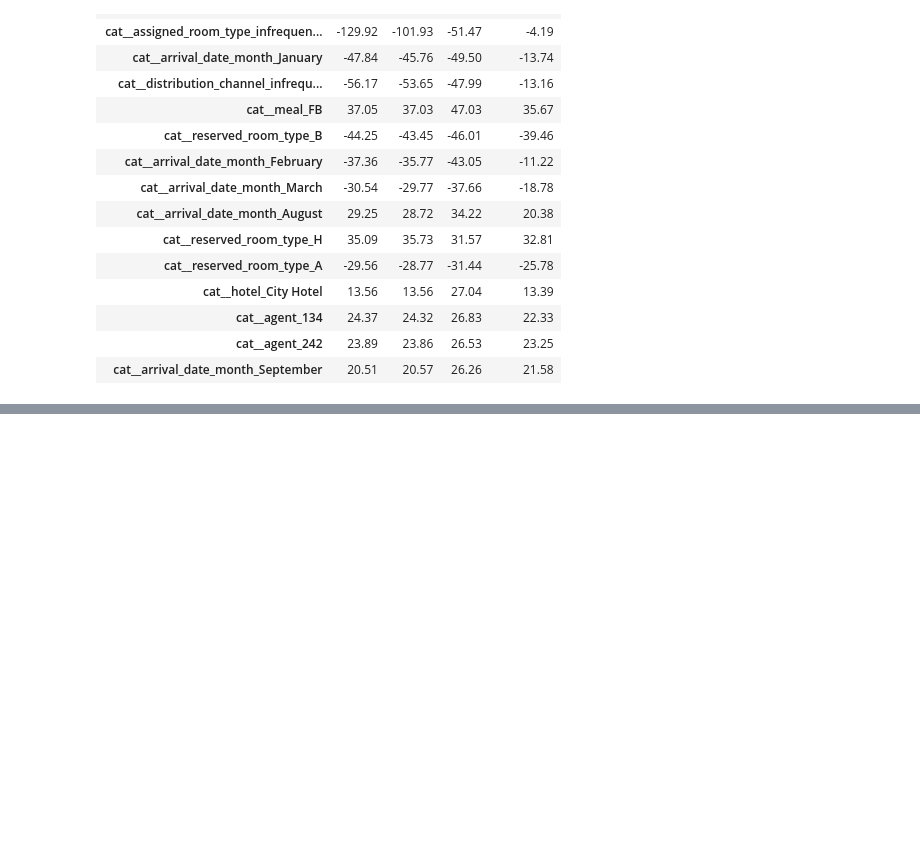
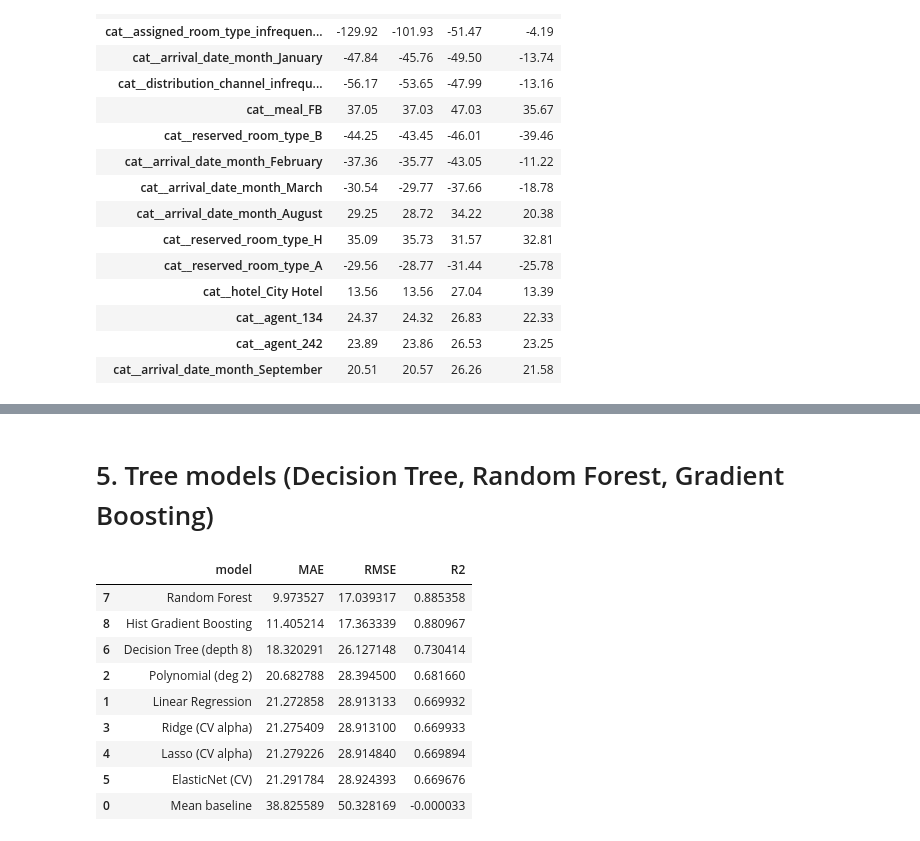
Before and after one commit to Hiruna01/hotel-booking-intelligence, a Jupyter notebook: notebooks/02_regression.ipynb, the cells around one changed output, grey strips where cells are left out. Cells and saved outputs as stored; diff of their text form; code cells hidden in the pictures; blank space fills up the shorter version.

```diff
--- a/notebooks/02_regression.ipynb
+++ b/notebooks/02_regression.ipynb
@@ -51,7 +51,7 @@ cat_cols = X_train.select_dtypes(exclude="number").columns.tolist()
 # %% [output]
 train: 69,096 -> 68,280 | test: 17,275 -> 17,039
 # %%
-# Helper funtions & pipeline configration
+# Helper functions & pipeline configuration
 
 def make_pipe(model):
     return Pipeline([
@@ -59,15 +59,17 @@ def make_pipe(model):
         ("model", model),
     ])
 
-def cv_score(name, pipe):
+def cv_score(name, pipe, X=None, y=None):
+    X = X_train if X is None else X
+    y = y_train if y is None else y
     cv = cross_validate(
-        pipe, X_train, y_train, cv=5, n_jobs=-1,
+        pipe, X, y, cv=5, n_jobs=-1,
         scoring={"mae": "neg_mean_absolute_error",
                  "rmse": "neg_root_mean_squared_error",
                  "r2": "r2"},
     )
     return {"model": name,
-            "MAE": -cv["test_mae"].mean(),    # sklearn negates errors so "higher is better"
+            "MAE": -cv["test_mae"].mean(),
             "RMSE": -cv["test_rmse"].mean(),
             "R2": cv["test_r2"].mean()}
 # %% [markdown]
@@ -343,0 +485,30 @@ Dropped by Lasso: ['num__stays_in_weekend_nights', 'cat__arrival_date_month_May'
+# %% [markdown]
+# 5. Tree models (Decision Tree, Random Forest, Gradient Boosting)
+# %%
+from sklearn.tree import DecisionTreeRegressor
+from sklearn.ensemble import RandomForestRegressor, HistGradientBoostingRegressor
+
+tree_models = {
+    "Decision Tree (depth 8)": DecisionTreeRegressor(max_depth=8, min_samples_leaf=20,
+                                                     random_state=RANDOM_STATE),
+    "Random Forest": RandomForestRegressor(n_estimators=200, min_samples_leaf=5,
+                                           random_state=RANDOM_STATE),
+    "Hist Gradient Boosting": HistGradientBoostingRegressor(random_state=RANDOM_STATE),
+}
+
+for name, m in tree_models.items():
+    results.append(cv_score(name, make_pipe(m)))   # full 68k rows, no sample needed
+
+leaderboard = pd.DataFrame(results).sort_values("MAE")
+leaderboard
+# %% [output]
+|  | model | MAE | RMSE | R2 |
+| 7 | Random Forest | 9.973527 | 17.039317 | 0.885358 |
+| 8 | Hist Gradient Boosting | 11.405214 | 17.363339 | 0.880967 |
+| 6 | Decision Tree (depth 8) | 18.320291 | 26.127148 | 0.730414 |
+| 2 | Polynomial (deg 2) | 20.682788 | 28.394500 | 0.681660 |
+| 1 | Linear Regression | 21.272858 | 28.913133 | 0.669932 |
+| 3 | Ridge (CV alpha) | 21.275409 | 28.913100 | 0.669933 |
+| 4 | Lasso (CV alpha) | 21.279226 | 28.914840 | 0.669894 |
+| 5 | ElasticNet (CV) | 21.291784 | 28.924393 | 0.669676 |
+| 0 | Mean baseline | 38.825589 | 50.328169 | -0.000033 |
```
Also changed, not shown: parts of 32 cells of this notebook, 1 other file.
